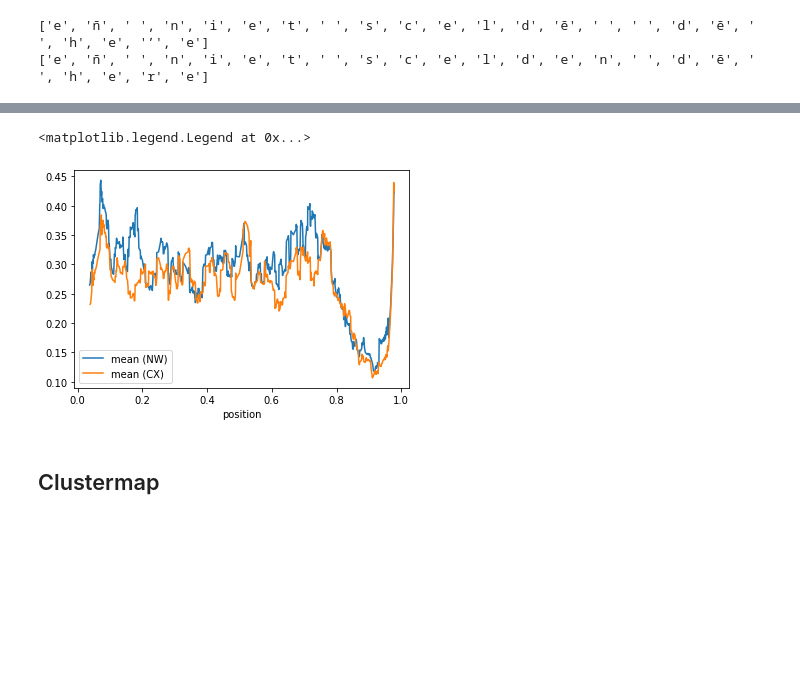
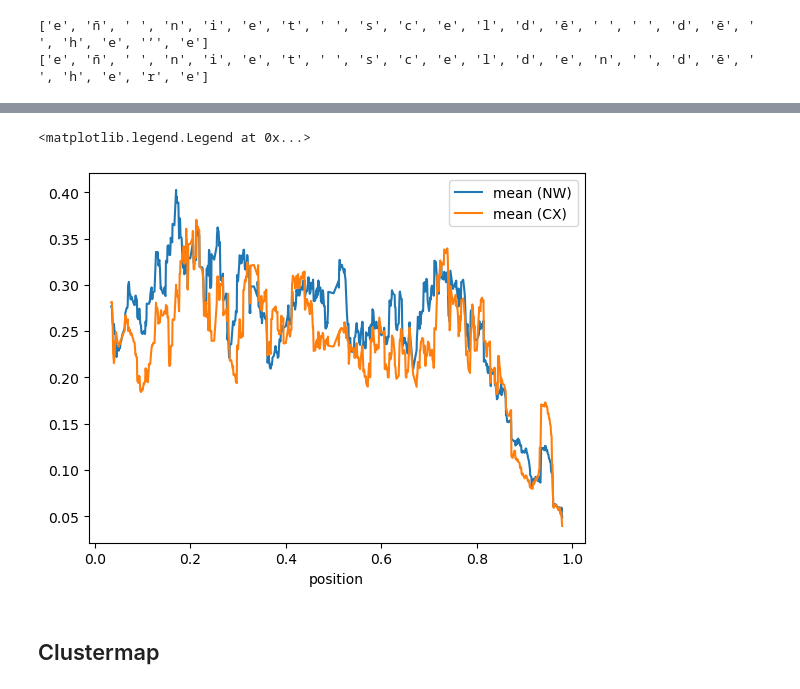
Before and after one commit to SofieMoors/collateconstraints, a Jupyter notebook: src/align.ipynb, the cells around one changed output, grey strips where cells are left out. Saved outputs shown, nothing was run; the diff lists cells and outputs as text; code cells hidden in the pictures; blank space fills up the shorter version.

```diff
--- a/src/align.ipynb
+++ b/src/align.ipynb
@@ -251,9 +271,10 @@ d = extract_lines(f'../data/xml_martijn/xml_{sigles[0]}.xml', expan = False, pun
 # %%
-mss = {}
+mss = {} #dictionary maken van manuscripten
 
-for sigle in tqdm(sigles):
+for sigle in tqdm(sigles): #for... in = loop, toont progress meter
     mss[sigle] = extract_lines(f'../data/xml_martijn/xml_{sigle}.xml',
-                               expan = False, punct = False, lower = True,
-                               sep_abbr = True)
+                               expan = True, punct = False, lower = True,
+                               sep_abbr = False) #f string waarin 'sigle' wordt ingevuld
+
 print(mss['A'])
 # %% [output]
@@ -329,15 +357,18 @@ print(b)
 ['e', 'n̄', ' ', 'n', 'i', 'e', 't', ' ', 's', 'c', 'e', 'l', 'd', 'e', 'n', ' ', 'd', 'ē', ' ', 'h', 'e', 'r', 'e']
 # %%
 def align_collatex(l1, l2):
-    A = [{'t': c, 'n': c} for c in grapheme.graphemes(l1)]
+    A = [{'t': c, 'n': c} for c in grapheme.graphemes(l1)] #t staat voor diplomatisch (text), n staat voor normalized, loop over al de characters
+
     B = [{'t': c, 'n': c} for c in grapheme.graphemes(l2)]
-    json_form = {'witnesses': [{'id': 'A', 'tokens': A},
-                               {'id': 'B', 'tokens': B}]}
+    json_form = {'witnesses': [{'id': 'A', 'tokens': A}, #witnesses is het root element, hierin zitten de te vergelijken versies, elke versie heeft een unieke id
+                               {'id': 'B', 'tokens': B}]
+                } #de inhoud zijn de tokens, hierboven gedefinieerd
 
-    A, B = str(collate(json_form, output='table')).split('\n')[1:3]
+    A, B = str(collate(json_form, output='table')).split('\n')[1:3] #split() splits a string into a list
 
-    A = A.replace('| A | ', '').replace(' | ', '').replace(' |', '')
+    A = A.replace('| A | ', '').replace(' | ', '').replace(' |', '') #haal de | en sigles weg
     B = B.replace('| B | ', '').replace(' | ', '').replace(' |', '')
+
 
     A = list(grapheme.graphemes(A))
     B = list(grapheme.graphemes(B))
@@ -385,14 +417,15 @@ cx_mismatches.sample(5)
 # %%
-nw_rolling_window = nw_mismatches.groupby('position')['mismatch'].mean().rolling(window=20).mean()
-cx_rolling_window = cx_mismatches.groupby('position')['mismatch'].mean().rolling(window=20).mean()
+nw_rolling_window = nw_mismatches.groupby('position')['mismatch'].mean().rolling(window=20).mean() # groupby() function is used to split the data into groups based on some criteria.
+cx_rolling_window = cx_mismatches.groupby('position')['mismatch'].mean().rolling(window=20).mean() #gemiddelde nemen
 
 ax = nw_rolling_window.plot(label="mean (NW)")
 cx_rolling_window.plot(label="mean (CX)", ax=ax)
 
-plt.legend()
+plt.legend() #met afkortingen gaat het op het einde omhoog, zonder daalt het
+plt
 # %% [output]
 <matplotlib.legend.Legend at 0x...>
-[figure, old version]
+[figure, new version]
 # %%
 #checken of de resultaten statistisch significant zijn en dat is zo!
 #mismatches_end = mismatches[mismatches['position'] > .75]
```
Also changed, not shown: parts of 20 cells of this notebook.
